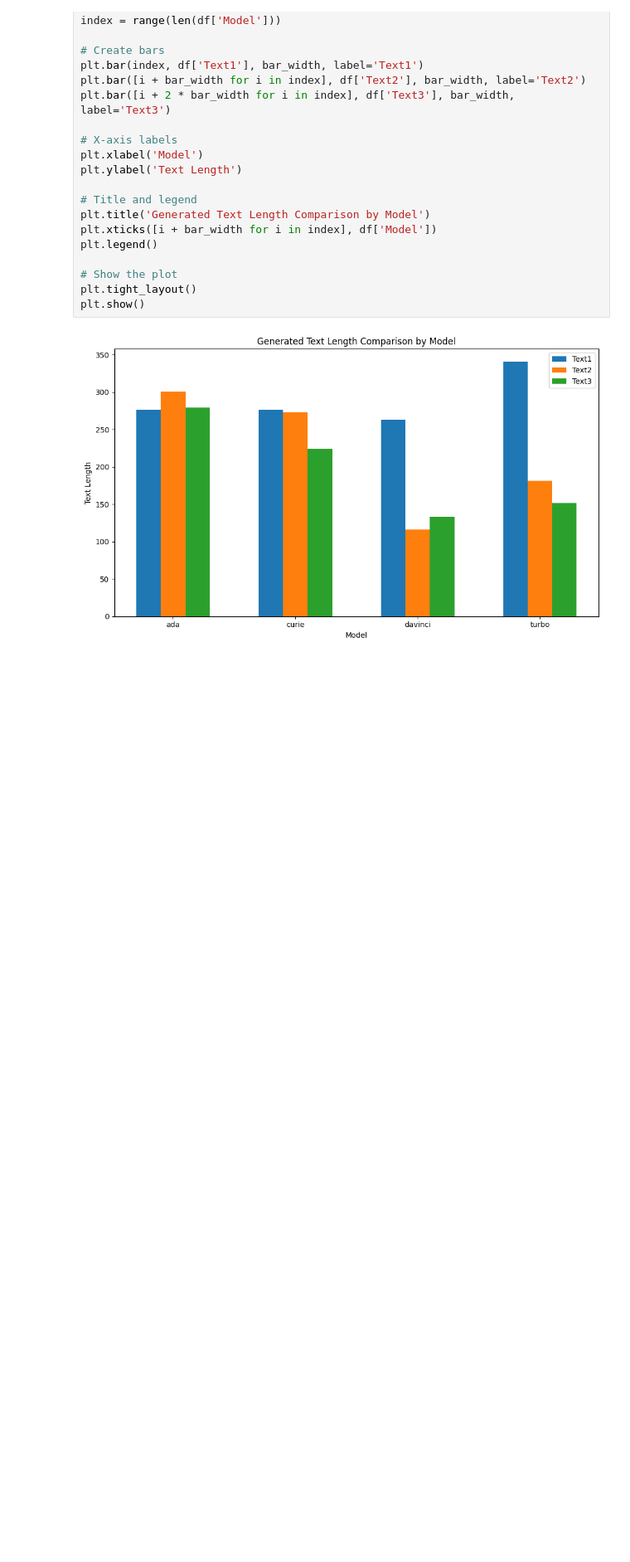
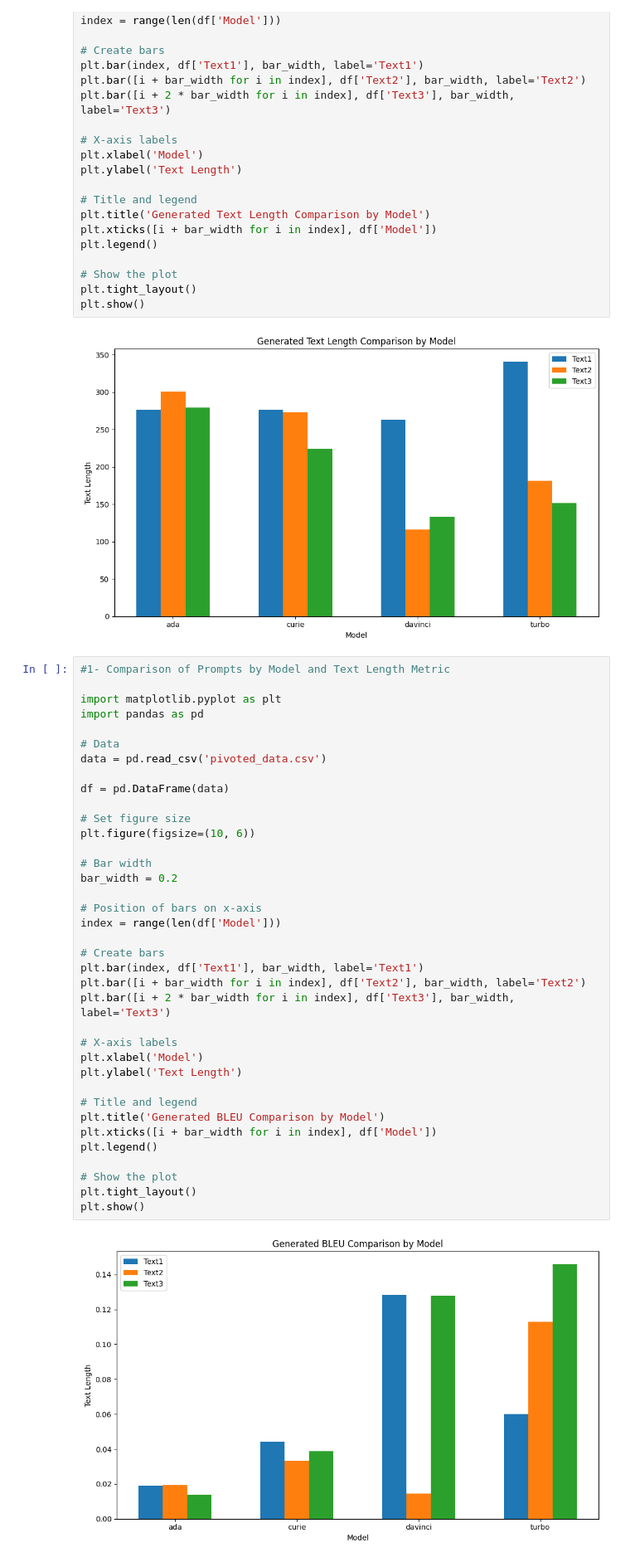
Before and after one commit to jonidamukaj/testing_LLMs, a Jupyter notebook: main/paragraph1/Visualization/Visualize_Prompt.ipynb, the cells around one changed output. Shown at 83% size. Drawn from its saved outputs; the diff is of its cells as text; blank space fills up the shorter version.

```diff
--- a/main/paragraph1/Visualization/Visualize_Prompt.ipynb
+++ b/main/paragraph1/Visualization/Visualize_Prompt.ipynb
@@ -123,3 +141,42 @@ plt.tight_layout()
 plt.show()
 # %% [output]
 [figure]
+# %%
+#1-	Comparison of Prompts by Model and Text Length Metric
+
+import matplotlib.pyplot as plt
+import pandas as pd
+
+# Data
+data = pd.read_csv('pivoted_data.csv')
+
+df = pd.DataFrame(data)
+
+# Set figure size
+plt.figure(figsize=(10, 6))
+
+# Bar width
+bar_width = 0.2
+
+# Position of bars on x-axis
+index = range(len(df['Model']))
+
+# Create bars
+plt.bar(index, df['Text1'], bar_width, label='Text1')
+plt.bar([i + bar_width for i in index], df['Text2'], bar_width, label='Text2')
+plt.bar([i + 2 * bar_width for i in index], df['Text3'], bar_width, label='Text3')
+
+# X-axis labels
+plt.xlabel('Model')
+plt.ylabel('Text Length')
+
+# Title and legend
+plt.title('Generated BLEU Comparison by Model')
+plt.xticks([i + bar_width for i in index], df['Model'])
+plt.legend()
+
+# Show the plot
+plt.tight_layout()
+plt.show()
+# %% [output]
+[figure, added]
```
Also changed, not shown: parts of 2 cells of this notebook, 33 other files.
